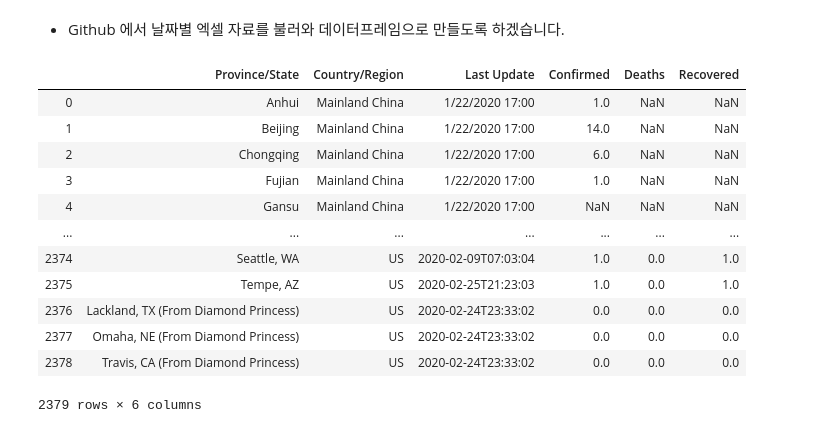
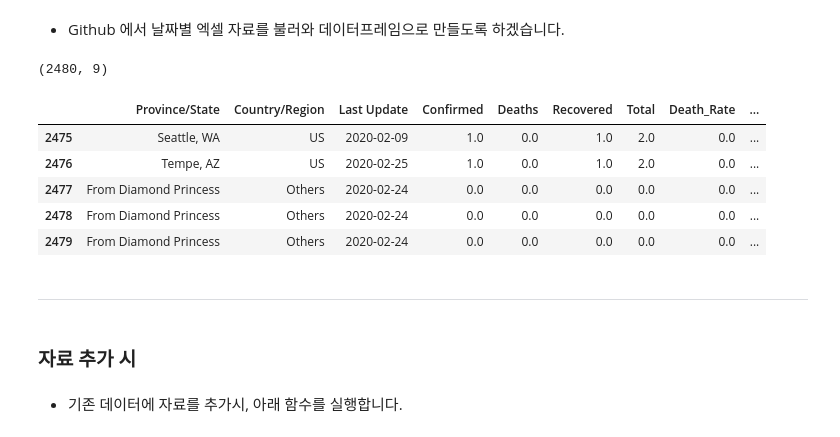
Before and after one commit to kisu-seo/Data_for_Fun, a Jupyter notebook: Corona19/Corona19.ipynb, the cells around one changed output. Cells and saved outputs as stored; diff of their text form; code cells hidden in the pictures.

```diff
--- a/Corona19/Corona19.ipynb
+++ b/Corona19/Corona19.ipynb
@@ -52,3 +43,38 @@ def corona_data(mm, dd): # 월별, 일별 자료를 불러오는 corona_data 라
+# %%
+def corona_data(mm, dd): # 월별, 일별 자료를 불러오는 corona_data 라는 함수를 만듭니다.
+
+    # 엑셀 데이터 경로를 data_path 변수에 할당합니다.
+    # format 함수를 사용해 월, 일을 변경 할 수 있도록 설정합니다.
+    data_path = "https://raw.githubusercontent.com/CSSEGISandData/COVID-19/master/csse_covid_19_data/csse_covid_19_daily_reports/{}-{}-2020.csv".format(mm, dd)
+
+    # 엑셀 데이터를 df 변수에 데이터프레임으로 할당합니다.
+    df = pd.read_csv(data_path)
+
+    # Province/State 컬럼에 From Diamond Princes 가 포함되어 있을 경우, 데이터를 From Diamond Princes 로 변경합니다.
+    df["Province/State"] = df["Province/State"].apply(lambda x : "From Diamond Princess" if "Diamond" in str(x) else x)
+
+    # Province/State 컬럼이 From Diamond Princess 일 경우, Country/Region 는 Others 로 변경 합니다.
+    df.loc[df["Province/State"] == "From Diamond Princess", "Country/Region"] = "Others"
+
+    # Last Update 컬럼을 Datetime 형태로 변경하고 연/월/일만 출력합니다.
+    df["Last Update"] = pd.to_datetime(df["Last Update"])
+    df["Last Update"] = df["Last Update"].dt.strftime('%Y-%m-%d')
+
+    # 확진자, 사망자, 회복자 수를 더한 Total 컬럼을 만듭니다.
+    df["Total"] = df["Confirmed"] + df["Deaths"] + df["Recovered"]
+
+    # 사망자 수 비율을 나타내는 Death_Rate 컬럼을 만들고 소수점 2자리까지만 출력하도록 합니다.
+    df["Death_Rate"] = ((df["Deaths"] / df["Total"]) * 100).round(2)
+
+    # 회복자 수 비율을 나타내는 Recovered_Rate 컬럼을 만들고 소수점 2자리까지만 출력하도록 합니다.
+    df["Recovered_Rate"] = ((df["Recovered"] / df["Total"]) * 100).round(2)
+
+    # 숫자형 데이터 컬럼의 NAN 값을 0 으로 처리합니다.
+    numerical_columns = ["Confirmed", "Deaths", "Recovered", "Total", "Death_Rate", "Recovered_Rate"]
+    df[numerical_columns] = df[numerical_columns].fillna(0)
+
+    # df 데이터를 반환합니다.
+    return(df)
 # %%
 # 데이터를 담을 corona19 라는 빈 데이터프레임을 만듭니다.
 corona19 = pd.DataFrame()
@@ -74,16 +97,20 @@ corona19.head()
+# %%
+print(corona19.shape) # corona19 데이터의 row, column 수를 출력합니다.
+corona19.tail() # corona19 데이터의 하위 5개 자료를 출력합니다.
+# %% [output]
+(2480, 9)
+|  | Province/State | Country/Region | Last Update | Confirmed | Deaths | Recovered | Total | Death_Rate | ... |
+| 2475 | Seattle, WA | US | 2020-02-09 | 1.0 | 0.0 | 1.0 | 2.0 | 0.0 | ... |
+| 2476 | Tempe, AZ | US | 2020-02-25 | 1.0 | 0.0 | 1.0 | 2.0 | 0.0 | ... |
+| 2477 | From Diamond Princess | Others | 2020-02-24 | 0.0 | 0.0 | 0.0 | 0.0 | 0.0 | ... |
+| 2478 | From Diamond Princess | Others | 2020-02-24 | 0.0 | 0.0 | 0.0 | 0.0 | 0.0 | ... |
+| 2479 | From Diamond Princess | Others | 2020-02-24 | 0.0 | 0.0 | 0.0 | 0.0 | 0.0 | ... |
 # %%
-corona19.to_csv("corona19.csv", index = False)
+# corona19 데이터를 엑셀로 저장합니다.
+corona19.to_csv("data/corona19.csv", index = False)
-# %% [output]
-|  | Province/State | Country/Region | Last Update | Confirmed | Deaths | Recovered |
-| 0 | Anhui | Mainland China | 1/22/2020 17:00 | 1.0 | NaN | NaN |
-| 1 | Beijing | Mainland China | 1/22/2020 17:00 | 14.0 | NaN | NaN |
-| 2 | Chongqing | Mainland China | 1/22/2020 17:00 | 6.0 | NaN | NaN |
-| 3 | Fujian | Mainland China | 1/22/2020 17:00 | 1.0 | NaN | NaN |
-| 4 | Gansu | Mainland China | 1/22/2020 17:00 | NaN | NaN | NaN |
-| ... | ... | ... | ... | ... | ... | ... |
-| 2374 | Seattle, WA | US | 2020-02-09T07:03:04 | 1.0 | 0.0 | 1.0 |
-| 2375 | Tempe, AZ | US | 2020-02-25T21:23:03 | 1.0 | 0.0 | 1.0 |
-| 2376 | Lackland, TX (From Diamond Princess) | US | 2020-02-24T23:33:02 | 0.0 | 0.0 | 0.0 |
-| 2377 | Omaha, NE (From Diamond Princess) | US | 2020-02-24T23:33:02 | 0.0 | 0.0 | 0.0 |
-| 2378 | Travis, CA (From Diamond Princess) | US | 2020-02-24T23:33:02 | 0.0 | 0.0 | 0.0 |
-2379 rows × 6 columns
+# %% [markdown]
+---
+# %% [markdown]
+### 자료 추가 시
+# %% [markdown]
+- 기존 데이터에 자료를 추가시, 아래 함수를 실행합니다.
```
Also changed, not shown: parts of 18 cells of this notebook.
